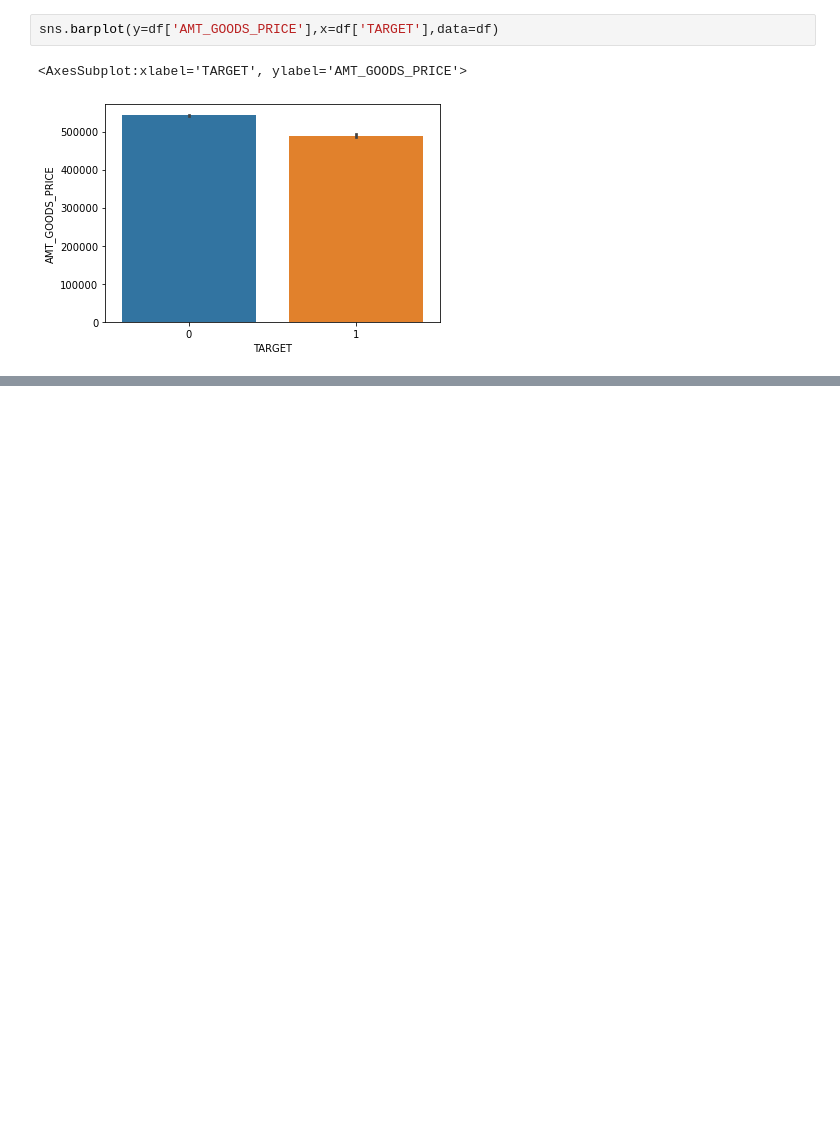
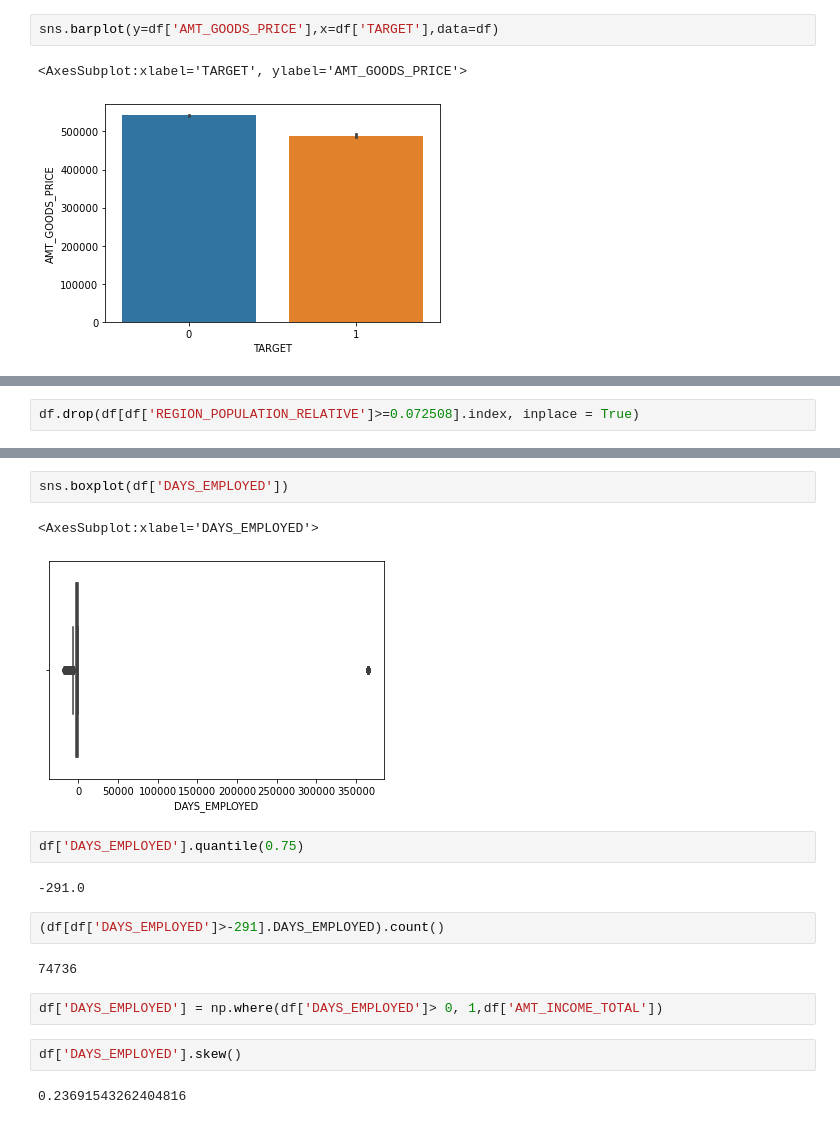
Before and after one commit to nickync/JPMLE, a Jupyter notebook: final.ipynb, the cells around one changed output, grey strips where cells are left out. Saved outputs shown, nothing was run; the diff lists cells and outputs as text; blank space fills up the shorter version.

```diff
--- a/final.ipynb
+++ b/final.ipynb
@@ -285,0 +327,2 @@ sns.barplot(y=df['AMT_GOODS_PRICE'],x=df['TARGET'],data=df)
+# %%
+df.drop(df[df['REGION_POPULATION_RELATIVE']>=0.072508].index, inplace = True)
@@ -285,0 +341,19 @@ sns.barplot(y=df['AMT_GOODS_PRICE'],x=df['TARGET'],data=df)
+# %%
+sns.boxplot(df['DAYS_EMPLOYED'])
+# %% [output]
+<AxesSubplot:xlabel='DAYS_EMPLOYED'>
+[figure, added]
+# %%
+df['DAYS_EMPLOYED'].quantile(0.75)
+# %% [output]
+-291.0
+# %%
+(df[df['DAYS_EMPLOYED']>-291].DAYS_EMPLOYED).count()
+# %% [output]
+74736
+# %%
+df['DAYS_EMPLOYED'] = np.where(df['DAYS_EMPLOYED']> 0, 1,df['AMT_INCOME_TOTAL'])
+# %%
+df['DAYS_EMPLOYED'].skew()
+# %% [output]
+0.23691543262404816
```
Also changed, not shown: parts of 10 cells of this notebook, 1 other file.
